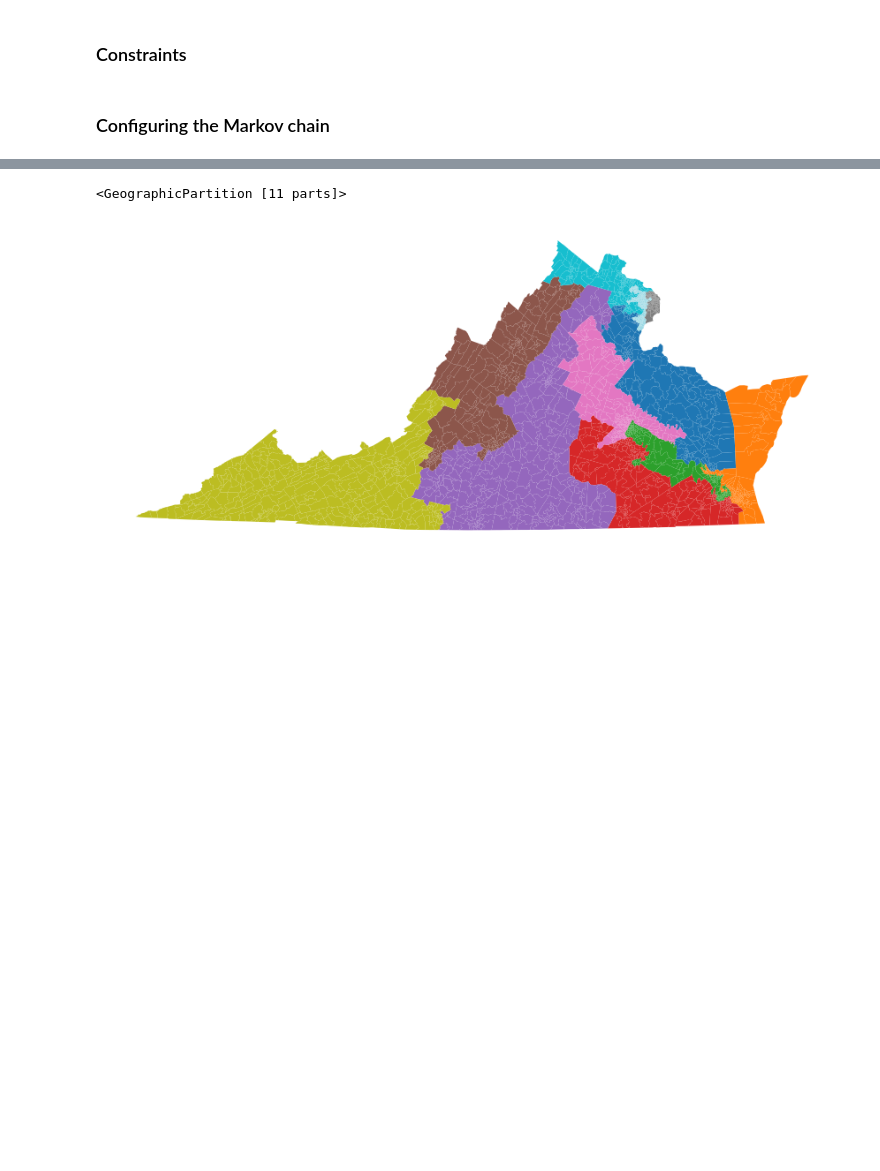
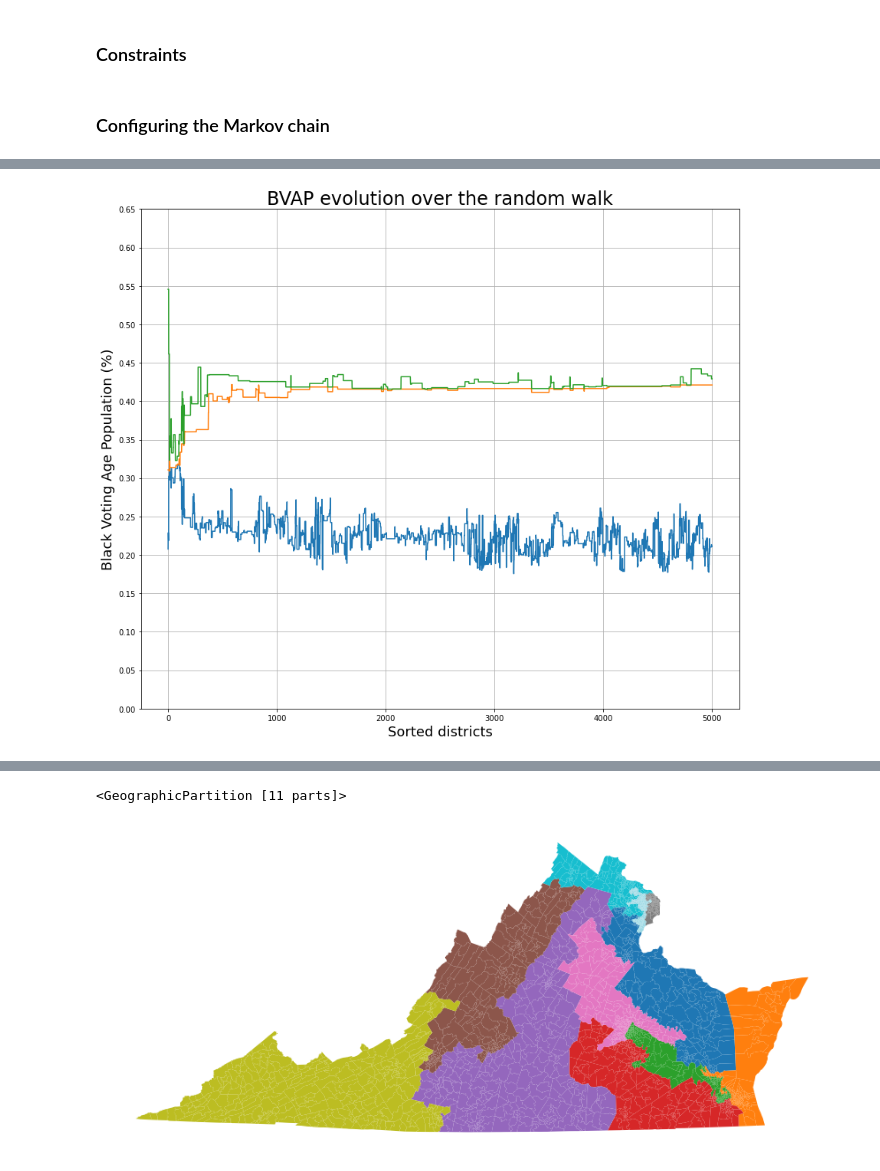
Before and after one commit to RahulReady/Redistricting-Project, a Jupyter notebook: BVAP.ipynb, the cells around one changed output, grey strips where cells are left out. Saved outputs shown, nothing was run; the diff lists cells and outputs as text; code cells hidden in the pictures; blank space fills up the shorter version.

```diff
--- a/BVAP.ipynb
+++ b/BVAP.ipynb
@@ -245,3 +268,25 @@ chain = MarkovChain(
+# %%
+fig, ax = plt.subplots(figsize=(14, 12))
+
+# Draw 50% line
+ax.grid()
+#ax.axhline(0.5, color="#cccccc")
+
+# Draw boxplot
+plt.plot(black_vpop_constraint.iloc[:,-3:])
+
+# Draw initial plan's Democratic vote %s (.iloc[0] gives the first row)
+
+# Annotate
+ax.set_title("BVAP evolution over the random walk", fontsize=24)
+ax.set_ylabel("Black Voting Age Population (%)", fontsize=18)
+ax.set_xlabel("Sorted districts", fontsize=18)
+ax.set_ylim(0, 0.6)
+ax.set_yticks(np.arange(0, 0.7, 0.05))
+
+plt.show()
+# %% [output]
+[figure, added]
 # %%
 # Run the chain, putting the sorted Asian voting age population percentages
 # into a pandas DataFrame for analysis and plotting.
```
Also changed, not shown: parts of 30 cells of this notebook.
